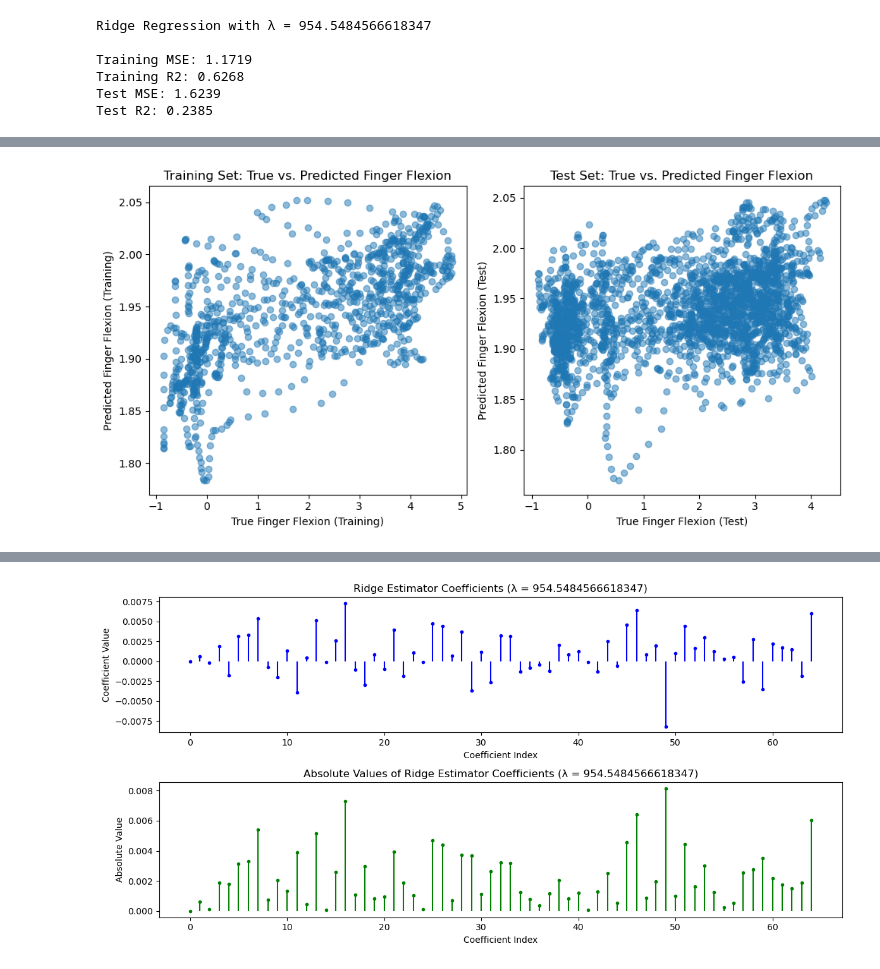
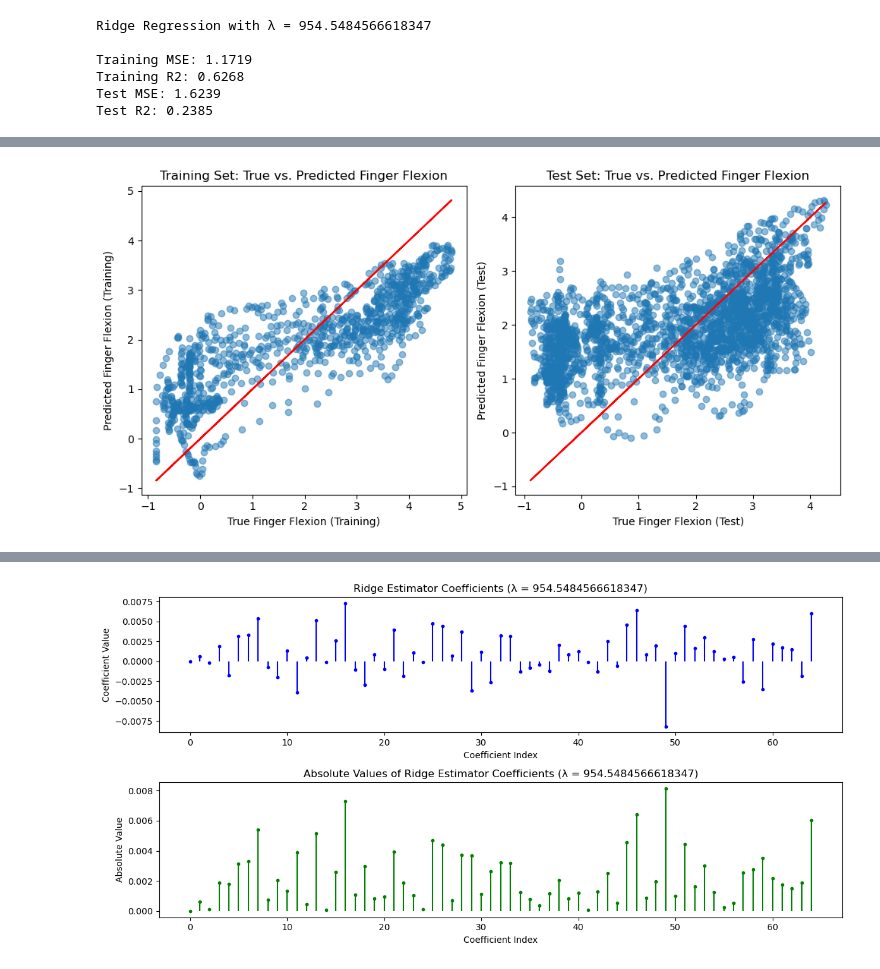
Before and after one commit to Nicolassaint/X-Intro_ML, a Jupyter notebook: code_report2.ipynb, the cells around one changed output, grey strips where cells are left out. Drawn from its saved outputs; the diff is of its cells as text; code cells hidden in the pictures.

```diff
--- a/code_report2.ipynb
+++ b/code_report2.ipynb
@@ -129,17 +176,17 @@ plt.show()
 # %%
 # Calculate MSE and R2 on training data
-mse_train = mean_squared_error(Y_train, Y_train_pred)
-r2_train = r2_score(Y_train, Y_train_pred)
+mse_train_ls = mean_squared_error(Y_train, Y_train_pred)
+r2_train_ls = r2_score(Y_train, Y_train_pred)
 
 # Calculate MSE and R2 on test data
-mse_test = mean_squared_error(Y_test, Y_test_pred)
-r2_test = r2_score(Y_test, Y_test_pred)
+mse_test_ls = mean_squared_error(Y_test, Y_test_pred)
+r2_test_ls = r2_score(Y_test, Y_test_pred)
 
 # Print the results
-print(f"Training MSE: {mse_train:.4f}")
-print(f"Training R2: {r2_train:.4f}")
-print(f"Test MSE: {mse_test:.4f}")
-print(f"Test R2: {r2_test:.4f}")
+print(f"Training MSE: {mse_train_ls:.4f}")
+print(f"Training R2: {r2_train_ls:.4f}")
+print(f"Test MSE: {mse_test_ls:.4f}")
+print(f"Test R2: {r2_test_ls:.4f}")
 # %% [output]
 Training MSE: 0.5041
 Training R2: 0.8395
@@ -150,7 +203,7 @@ Test R2: -0.4282
 model = LinearRegression()
 
 # Fit the model to the training data
-model.fit(X_tilde, Y_train)
+model.fit(X_train, Y_train)
 
 # Get the estimated coefficients and intercept from the model
 sklearn_coefs = model.coef_
@@ -208,11 +240,21 @@ def train_and_evaluate_ridge(alpha, print_results=True):
     X_test_tilde = np.concatenate((np.ones((X_test.shape[0], 1)), X_test), axis=1)
     Y_test_pred_ridge = ridge_model.predict(X_test_tilde)
 
+
     # Calculate performance metrics on training and test data
     mse_train_ridge = mean_squared_error(Y_train, Y_train_pred_ridge)
     r2_train_ridge = r2_score(Y_train, Y_train_pred_ridge)
     mse_test_ridge = mean_squared_error(Y_test, Y_test_pred_ridge)
     r2_test_ridge = r2_score(Y_test, Y_test_pred_ridge)
+
+    params_ridge = {
+        "Y_train_pred_ridge" : Y_train_pred_ridge,
+        "Y_test_pred_ridge" : Y_test_pred_ridge,
+        "mse_train_ridge" : mse_train_ridge,
+        "r2_train_ridge" : r2_train_ridge,
+        "mse_test_ridge" : mse_test_ridge,
+        "r2_test_ridge" : r2_test_ridge
+    }
 
     if print_results:
         print(f"Ridge Regression with λ = {alpha}\n")
@@ -220,4 +262,6 @@ def train_and_evaluate_ridge(alpha, print_results=True):
         print(f"Training R2: {r2_train_ridge:.4f}")
         print(f"Test MSE: {mse_test_ridge:.4f}")
         print(f"Test R2: {r2_test_ridge:.4f}")
+
+    return params_ridge
 # %%
@@ -301,5 +374,5 @@ plt.show()
 # %%
-train_and_evaluate_ridge(alpha=best_lambda, print_results=True)
+params_ridge = train_and_evaluate_ridge(alpha=best_lambda, print_results=True)
 # %% [output]
 Ridge Regression with λ = 954.5484566618347
 
@@ -310,20 +387,27 @@ Test R2: 0.2385
 # %%
 # Scatter plot for training set
+
+Y_train_pred_ridge = params_ridge['Y_train_pred_ridge']
+Y_test_pred_ridge = params_ridge['Y_test_pred_ridge']
+
+
 plt.figure(figsize=(10, 5))
 plt.subplot(1, 2, 1)
 plt.scatter(Y_train, Y_train_pred_ridge, alpha=0.5)
+plt.plot(Y_train,Y_train, c='r')
 plt.xlabel('True Finger Flexion (Training)')
 plt.ylabel('Predicted Finger Flexion (Training)')
 plt.title('Training Set: True vs. Predicted Finger Flexion')
 
 # Scatter plot for test set
 plt.subplot(1, 2, 2)
 plt.scatter(Y_test, Y_test_pred_ridge, alpha=0.5)
+plt.plot(Y_test,Y_test, c='r')
 plt.xlabel('True Finger Flexion (Test)')
 plt.ylabel('Predicted Finger Flexion (Test)')
 plt.title('Test Set: True vs. Predicted Finger Flexion')
 
 plt.tight_layout()
 plt.show()
 # %% [output]
-[figure, old version]
+[figure, new version]
```
Also changed, not shown: parts of 90 cells of this notebook, 2 other files.
